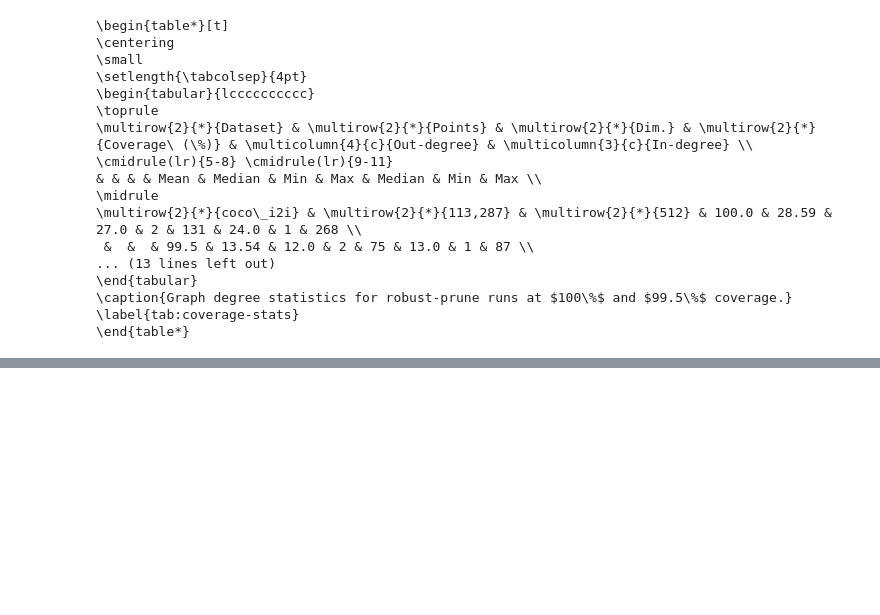
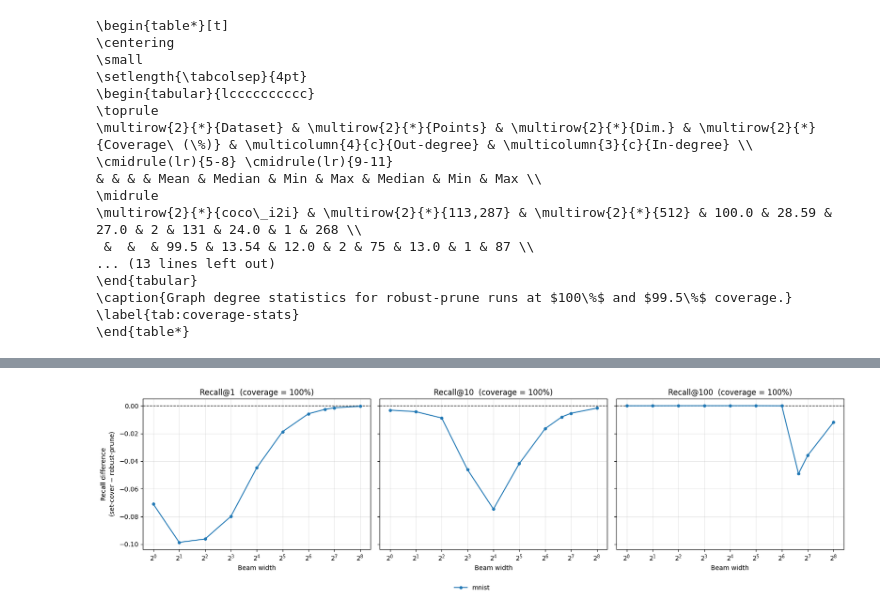
Before and after one commit to PratyushAvi/navigable-graphs, a Jupyter notebook: code/plots.ipynb, the cells around one changed output, grey strips where cells are left out. Cells and saved outputs as stored; diff of their text form; code cells hidden in the pictures; blank space fills up the shorter version.

Commit message:
beam search on set cover

```diff
--- a/code/plots.ipynb
+++ b/code/plots.ipynb
@@ -936,0 +1022,46 @@ print(coverage_stats_to_latex(
+# %%
+def plot_recall_diff(cmp, save_path=None):
+    """
+    Recall difference (set-cover - robust-prune) at coverage=100%.
+    One subplot per k value; one line per dataset; x = beam_width (log2).
+    Points above the dashed zero line: set-cover has higher recall.
+    """
+    datasets = sorted(cmp['dataset'].unique())
+    k_values = sorted(cmp['k'].unique())
+    n_k = len(k_values)
+
+    fig, axes = plt.subplots(1, n_k, figsize=(5.5 * n_k, 4.5), sharey=True, squeeze=False)
+    colors = plt.cm.tab10.colors
+
+    for ci, k in enumerate(k_values):
+        ax = axes[0, ci]
+        for di, dataset in enumerate(datasets):
+            sub = (cmp[(cmp['k'] == k) & (cmp['dataset'] == dataset)]
+                   .sort_values('beam_width'))
+            if sub.empty:
+                continue
+            ax.plot(sub['beam_width'], sub['recall_diff'],
+                    marker='o', markersize=4, color=colors[di % len(colors)],
+                    label=dataset)
+
+        ax.axhline(0.0, color='black', linestyle='--', linewidth=1, zorder=1)
+        ax.set_xscale('log', base=2)
+        ax.set_xlabel('Beam width')
+        if ci == 0:
+            ax.set_ylabel('Recall difference\n(set-cover $-$ robust-prune)')
+        ax.set_title(f'Recall@{k}  (coverage = 100%)')
+        ax.grid(alpha=0.3)
+
+    # one shared legend below
+    handles, labels = axes[0, 0].get_legend_handles_labels()
+    fig.legend(handles, labels, loc='lower center', ncol=max(1, len(datasets)),
+               bbox_to_anchor=(0.5, -0.04), frameon=False)
+
+    fig.tight_layout(rect=(0, 0.05, 1, 1))
+    if save_path:
+        fig.savefig(save_path, bbox_inches='tight', dpi=200)
+    plt.show()
+
+plot_recall_diff(cmp_cov100)
+# %% [output]
+[figure, added]
```
Also changed, not shown: parts of 4 cells of this notebook, 2 other files.
